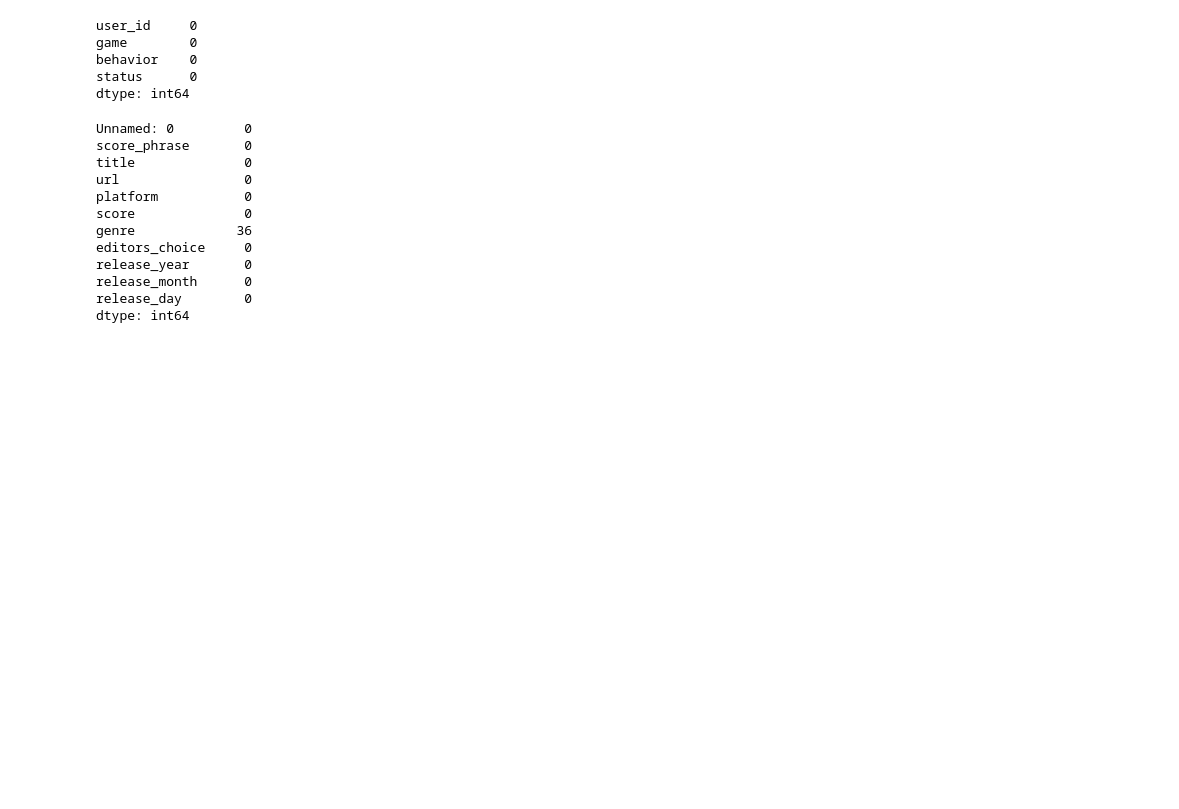
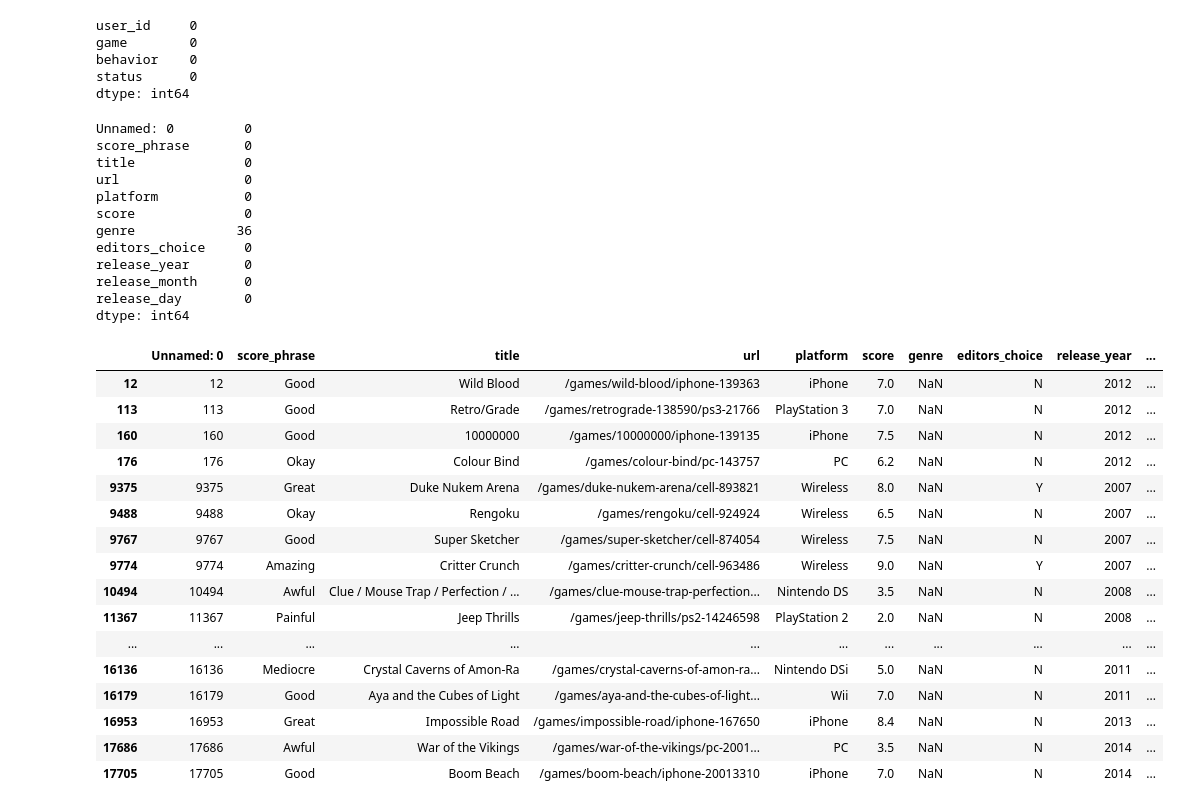
Before and after one commit to guipinheiro/Projects, a Jupyter notebook: Games/game_analysis.ipynb, the cells around one changed output. Cells and saved outputs as stored; diff of their text form; code cells hidden in the pictures; blank space fills up the shorter version.

```diff
--- a/Games/game_analysis.ipynb
+++ b/Games/game_analysis.ipynb
@@ -122,3 +122,24 @@ release_year       0
 release_month      0
 release_day        0
 dtype: int64
+# %%
+filtro = ign['genre'].isna()
+ign[filtro]
+# %% [output]
+|  | Unnamed: 0 | score_phrase | title | url | platform | score | genre | editors_choice | release_year | ... |
+| 12 | 12 | Good | Wild Blood | /games/wild-blood/iphone-139363 | iPhone | 7.0 | NaN | N | 2012 | ... |
+| 113 | 113 | Good | Retro/Grade | /games/retrograde-138590/ps3-21766 | PlayStation 3 | 7.0 | NaN | N | 2012 | ... |
+| 160 | 160 | Good | 10000000 | /games/10000000/iphone-139135 | iPhone | 7.5 | NaN | N | 2012 | ... |
+| 176 | 176 | Okay | Colour Bind | /games/colour-bind/pc-143757 | PC | 6.2 | NaN | N | 2012 | ... |
+| 9375 | 9375 | Great | Duke Nukem Arena | /games/duke-nukem-arena/cell-893821 | Wireless | 8.0 | NaN | Y | 2007 | ... |
+| 9488 | 9488 | Okay | Rengoku | /games/rengoku/cell-924924 | Wireless | 6.5 | NaN | N | 2007 | ... |
+| 9767 | 9767 | Good | Super Sketcher | /games/super-sketcher/cell-874054 | Wireless | 7.5 | NaN | N | 2007 | ... |
+| 9774 | 9774 | Amazing | Critter Crunch | /games/critter-crunch/cell-963486 | Wireless | 9.0 | NaN | Y | 2007 | ... |
+| 10494 | 10494 | Awful | Clue / Mouse Trap / Perfection / ... | /games/clue-mouse-trap-perfection... | Nintendo DS | 3.5 | NaN | N | 2008 | ... |
+| 11367 | 11367 | Painful | Jeep Thrills | /games/jeep-thrills/ps2-14246598 | PlayStation 2 | 2.0 | NaN | N | 2008 | ... |
+| ... | ... | ... | ... | ... | ... | ... | ... | ... | ... | ... |
+| 16136 | 16136 | Mediocre | Crystal Caverns of Amon-Ra | /games/crystal-caverns-of-amon-ra... | Nintendo DSi | 5.0 | NaN | N | 2011 | ... |
+| 16179 | 16179 | Good | Aya and the Cubes of Light | /games/aya-and-the-cubes-of-light... | Wii | 7.0 | NaN | N | 2011 | ... |
+| 16953 | 16953 | Great | Impossible Road | /games/impossible-road/iphone-167650 | iPhone | 8.4 | NaN | N | 2013 | ... |
+| 17686 | 17686 | Awful | War of the Vikings | /games/war-of-the-vikings/pc-2001... | PC | 3.5 | NaN | N | 2014 | ... |
+| 17705 | 17705 | Good | Boom Beach | /games/boom-beach/iphone-20013310 | iPhone | 7.0 | NaN | N | 2014 | ... |
```
Also changed, not shown: 1 other file.
